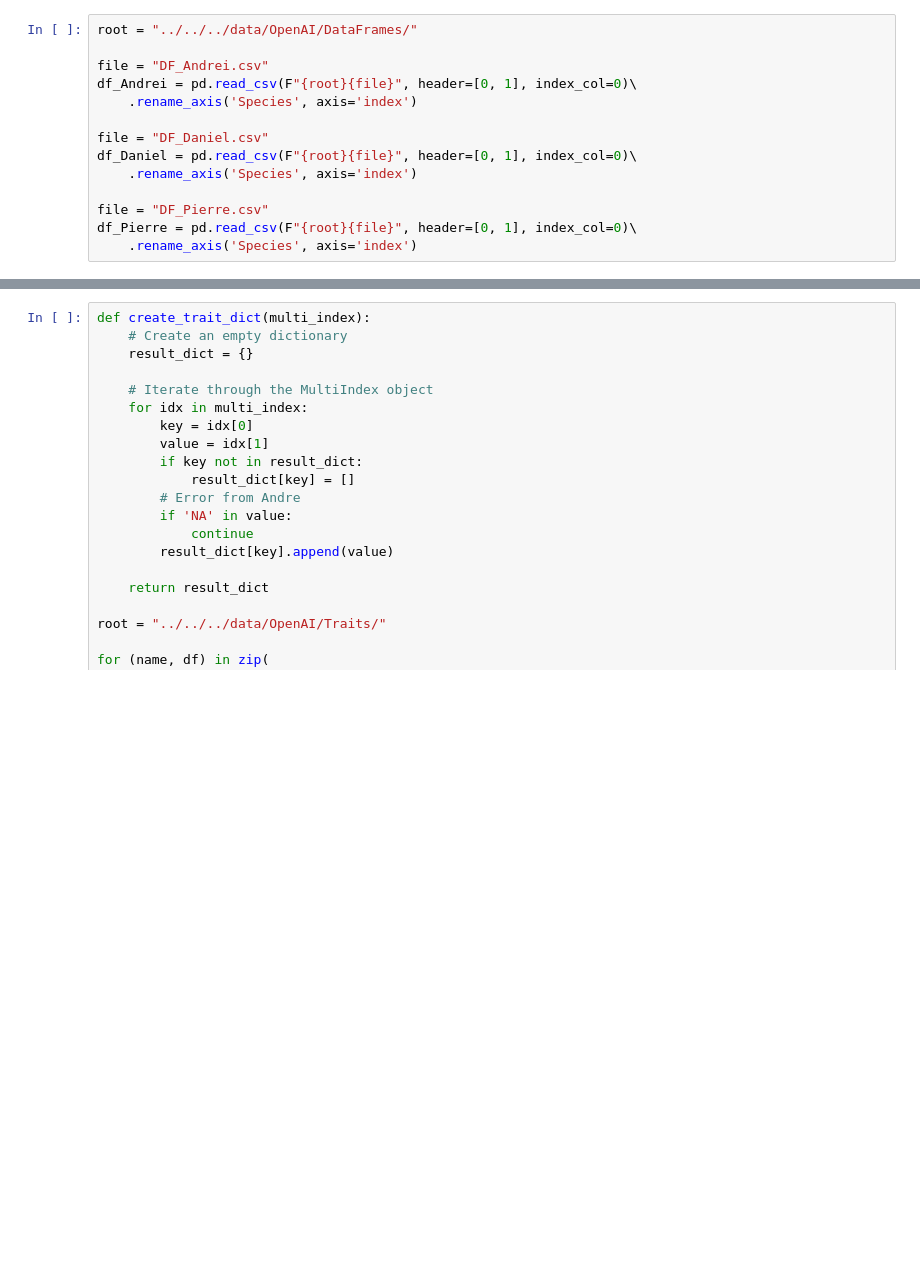
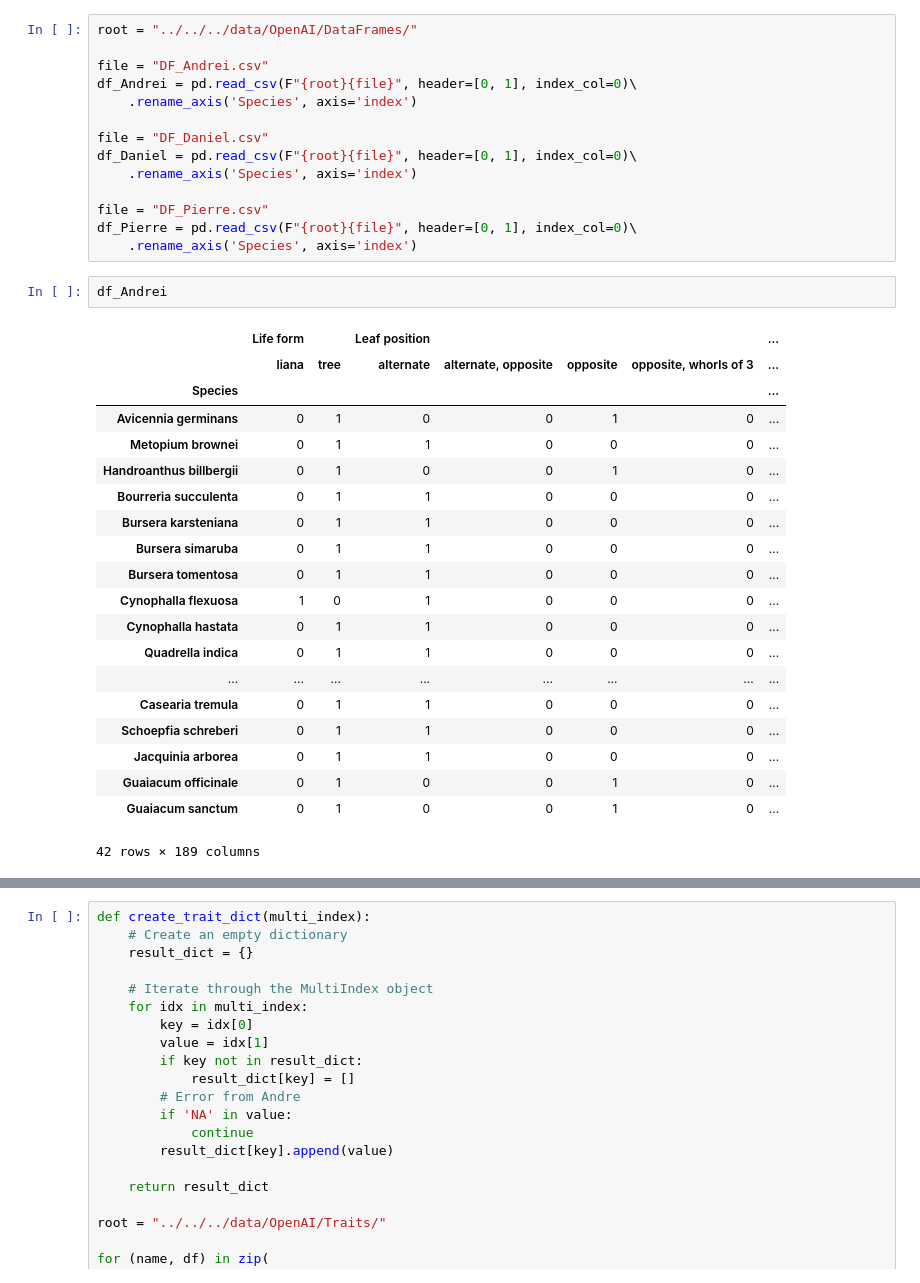
Before and after one commit to RobertvdV/GRS70424_Internship, a Jupyter notebook: notebooks/reports/OpenAI/3.1_dataframe_to_traits.ipynb, the cells around one changed output, grey strips where cells are left out. Cells and saved outputs as stored; diff of their text form; blank space fills up the shorter version.

```diff
--- a/notebooks/reports/OpenAI/3.1_dataframe_to_traits.ipynb
+++ b/notebooks/reports/OpenAI/3.1_dataframe_to_traits.ipynb
@@ -17,6 +17,29 @@ df_Daniel = pd.read_csv(F"{root}{file}", header=[0, 1], index_col=0)\
 file = "DF_Pierre.csv"
 df_Pierre = pd.read_csv(F"{root}{file}", header=[0, 1], index_col=0)\
     .rename_axis('Species', axis='index')
+# %%
+df_Andrei
+# %% [output]
+|  | Life form |  | Leaf position |  |  |  | ... |
+|  | liana | tree | alternate | alternate, opposite | opposite | opposite, whorls of 3 | ... |
+| Species |  |  |  |  |  |  | ... |
+| Avicennia germinans | 0 | 1 | 0 | 0 | 1 | 0 | ... |
+| Metopium brownei | 0 | 1 | 1 | 0 | 0 | 0 | ... |
+| Handroanthus billbergii | 0 | 1 | 0 | 0 | 1 | 0 | ... |
+| Bourreria succulenta | 0 | 1 | 1 | 0 | 0 | 0 | ... |
+| Bursera karsteniana | 0 | 1 | 1 | 0 | 0 | 0 | ... |
+| Bursera simaruba | 0 | 1 | 1 | 0 | 0 | 0 | ... |
+| Bursera tomentosa | 0 | 1 | 1 | 0 | 0 | 0 | ... |
+| Cynophalla flexuosa | 1 | 0 | 1 | 0 | 0 | 0 | ... |
+| Cynophalla hastata | 0 | 1 | 1 | 0 | 0 | 0 | ... |
+| Quadrella indica | 0 | 1 | 1 | 0 | 0 | 0 | ... |
+| ... | ... | ... | ... | ... | ... | ... | ... |
+| Casearia tremula | 0 | 1 | 1 | 0 | 0 | 0 | ... |
+| Schoepfia schreberi | 0 | 1 | 1 | 0 | 0 | 0 | ... |
+| Jacquinia arborea | 0 | 1 | 1 | 0 | 0 | 0 | ... |
+| Guaiacum officinale | 0 | 1 | 0 | 0 | 1 | 0 | ... |
+| Guaiacum sanctum | 0 | 1 | 0 | 0 | 1 | 0 | ... |
+42 rows × 189 columns
 # %%
 df_Andrei.columns.get_level_values(1).unique()
 # %% [output]
```
Also changed, not shown: parts of 2 cells of this notebook.
